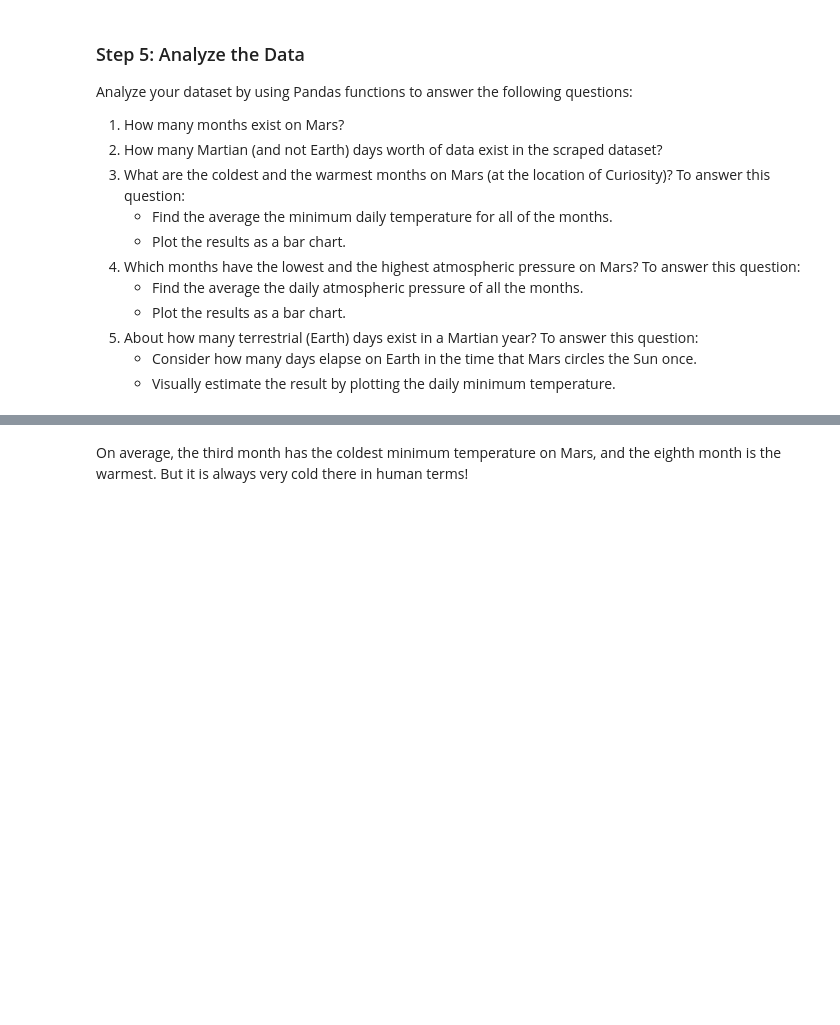
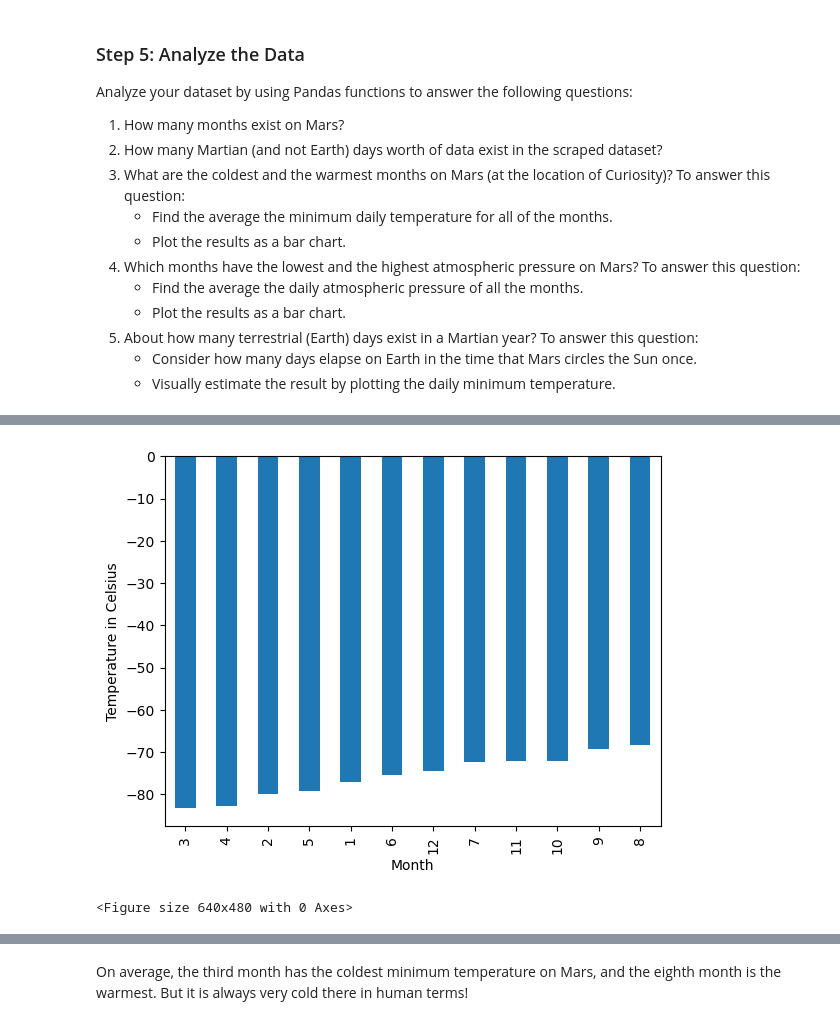
Before and after one commit to rooprg/scraping_challenge_mars_news_weather, a Jupyter notebook: part_2_mars_weather_roop.ipynb, the cells around one changed output, grey strips where cells are left out. Cells and saved outputs as stored; diff of their text form; code cells hidden in the pictures; blank space fills up the shorter version.

```diff
--- a/part_2_mars_weather_roop.ipynb
+++ b/part_2_mars_weather_roop.ipynb
@@ -163,4 +191,14 @@ Analyze your dataset by using Pandas functions to answer the following questions
 # %%
 # Identify the coldest and hottest months in Curiosity's location
+cold_to_warmest = min_temp_average.sort_values(ascending=True)
+
+sorted_temp_chart = cold_to_warmest.plot(kind="bar")
+sorted_temp_chart.set_xlabel("Month")
+sorted_temp_chart.set_ylabel("Temperature in Celsius")
+plt.show()
+plt.tight_layout()
+# %% [output]
+[figure, added]
+<Figure size 640x480 with 0 Axes>
 # %%
 # 4. Average pressure by Martian month
```
Also changed, not shown: parts of 8 cells of this notebook.
